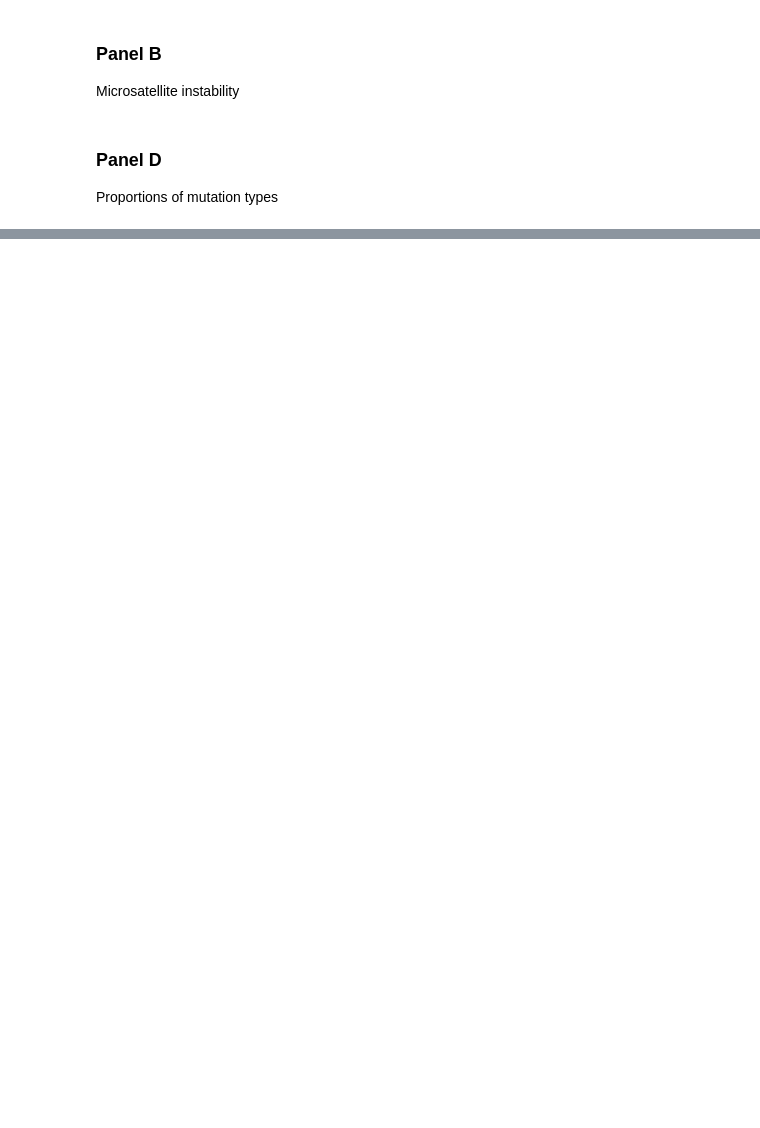
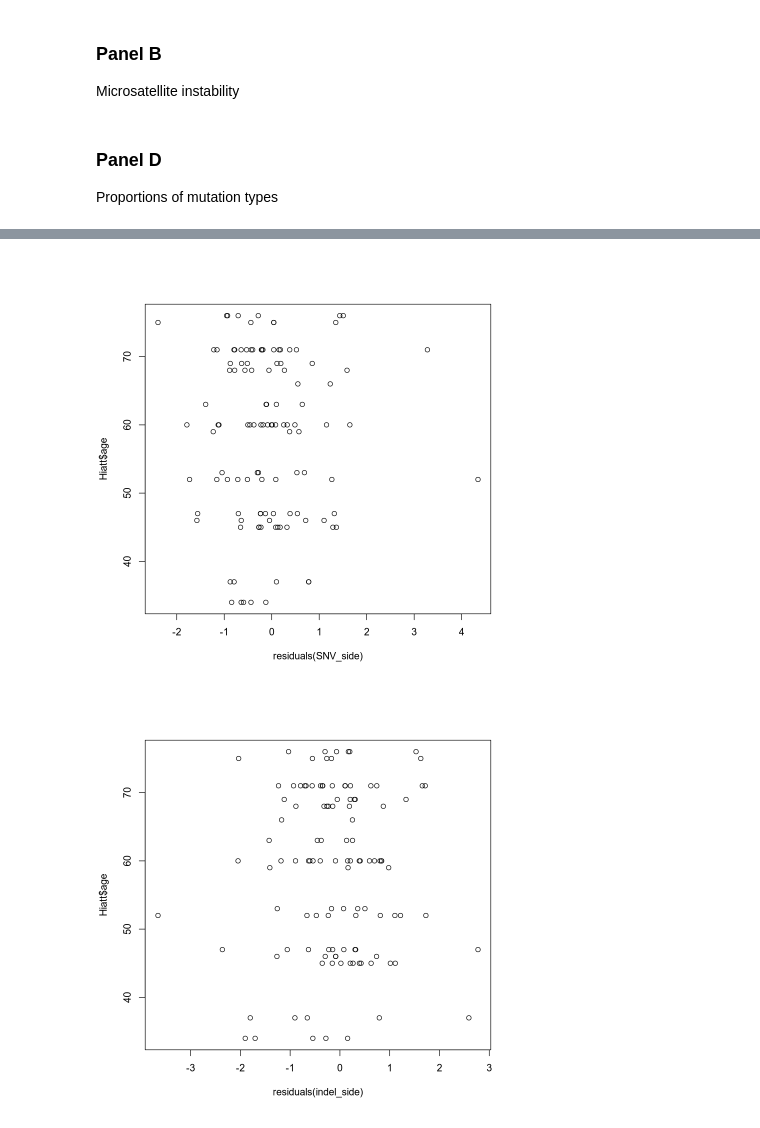
Before and after one commit to laurelhiatt/SEMIColon, a Jupyter notebook: scripts/figures/Figure2.ipynb, the cells around one changed output, grey strips where cells are left out. Drawn from its saved outputs; the diff is of its cells as text; code cells hidden in the pictures; blank space fills up the shorter version.

```diff
--- a/scripts/figures/Figure2.ipynb
+++ b/scripts/figures/Figure2.ipynb
@@ -493,0 +538,4 @@ ggsave(filename = "Figure2/mut_prop_side.svg", plot = mut_prop, width = 4, heigh
+# %%
+SNV_side <- (glmer.nb(unique_SNVs ~ side + scale(age) + (1 | donor) + cohort + offset(log(depth)),
+      data = Hiatt))
+summary(SNV_side)
@@ -493,0 +604,4 @@ ggsave(filename = "Figure2/mut_prop_side.svg", plot = mut_prop, width = 4, heigh
+# %%
+indel_side <- (glmer.nb(total_indels ~ side*scale(age) + (1 | donor) + cohort + offset(log(depth)),
+      data = Hiatt))
+summary(indel_side)
@@ -493,0 +647,6 @@ ggsave(filename = "Figure2/mut_prop_side.svg", plot = mut_prop, width = 4, heigh
+# %%
+plot(residuals(SNV_side), Hiatt$age)
+plot(residuals(indel_side), Hiatt$age)
+# %% [output]
+[figure, added]
+[figure, added]
```
Also changed, not shown: parts of 35 cells of this notebook, 1 other file.
